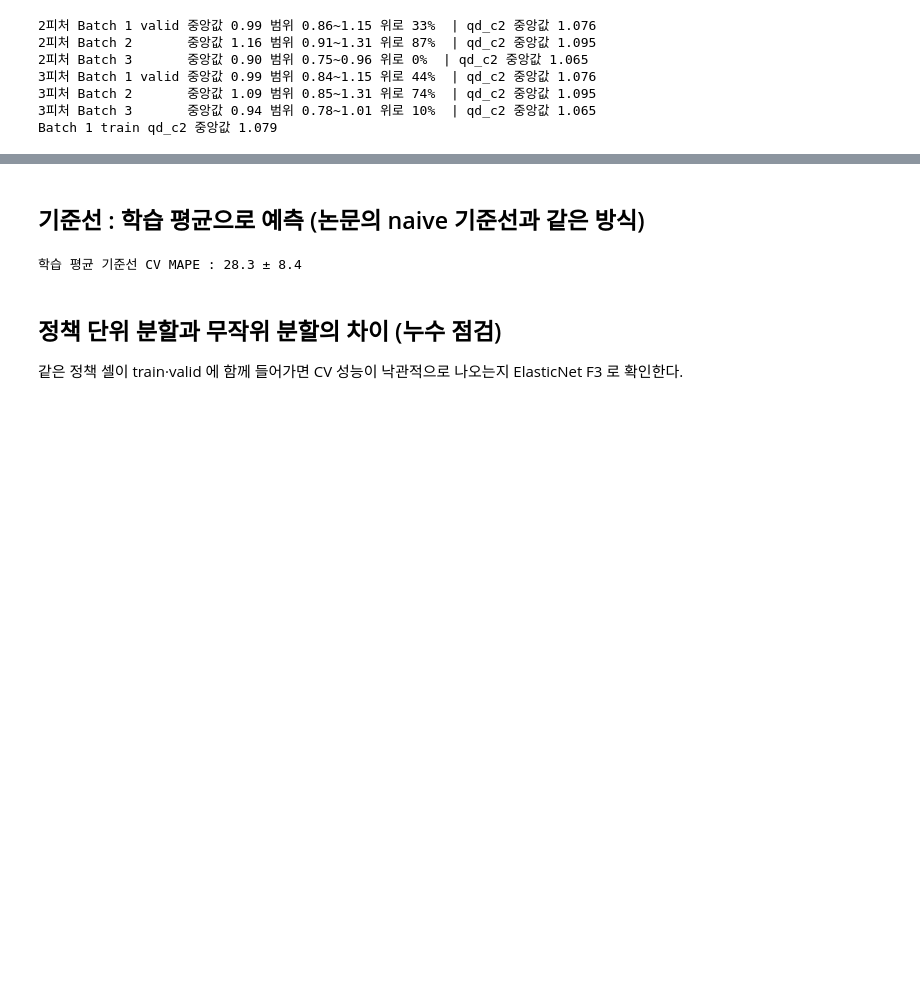
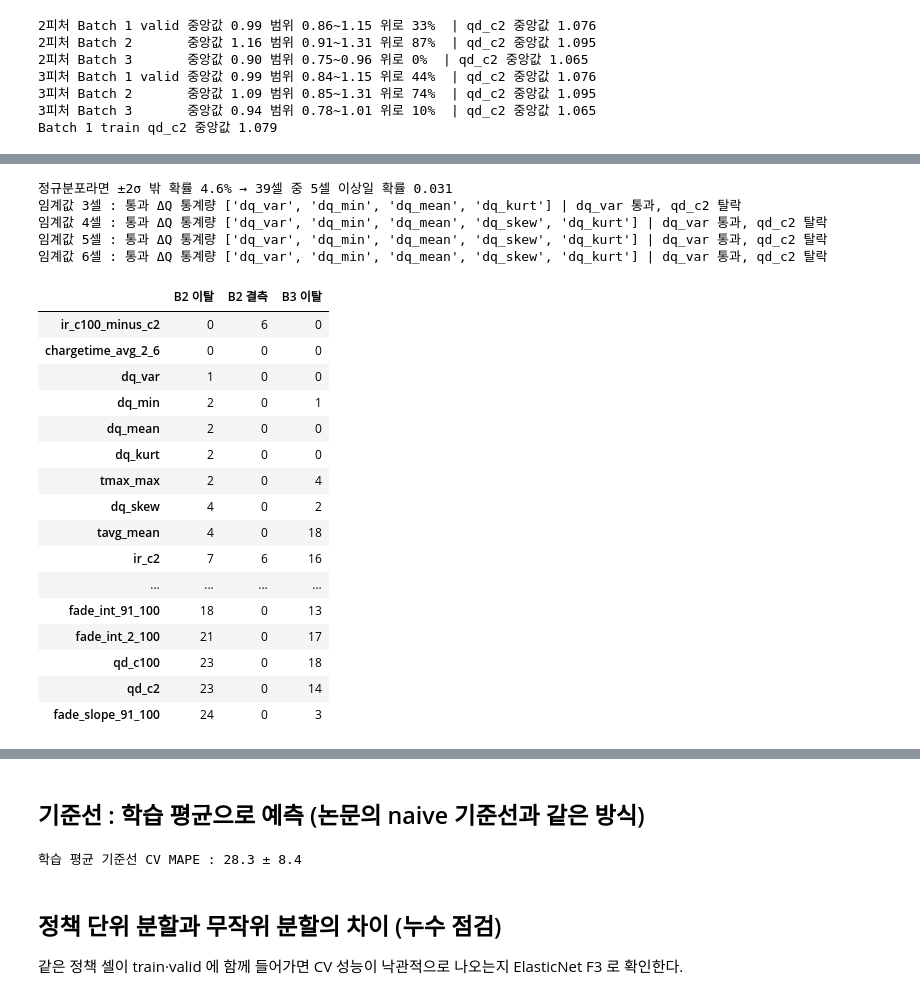
Before and after one commit to 97-99-02/ess-battery-project, a Jupyter notebook: notebooks/02_feature_engineering.ipynb, the cells around one changed output, grey strips where cells are left out. Cells and saved outputs as stored; diff of their text form; code cells hidden in the pictures; blank space fills up the shorter version.

```diff
--- a/notebooks/02_feature_engineering.ipynb
+++ b/notebooks/02_feature_engineering.ipynb
@@ -174,0 +185,34 @@ Batch 1 train qd_c2 중앙값 1.079
+# %%
+ALLF = DQ + ['dq_2v'] + CAP + OTHER + ['dq_skew_signed']
+b1_41 = df[df.batch == 'b1']; b2_in = df[df.batch == 'b2']; b3_in = df[df.batch == 'b3']
+mu, sd = b1_41[ALLF].mean(), b1_41[ALLF].std()
+out = pd.DataFrame({'B2 이탈': (b2_in[ALLF] - mu).abs().gt(2 * sd).sum(), 'B2 결측': b2_in[ALLF].isna().sum(),
+                    'B3 이탈': (b3_in[ALLF] - mu).abs().gt(2 * sd).sum()}).sort_values('B2 이탈')
+print('정규분포라면 ±2σ 밖 확률 4.6% → 39셀 중 5셀 이상일 확률', round(binom.sf(4, 39, 0.0455), 3))
+for th in [3, 4, 5, 6]:
+    ok = [f for f in DQ if out.loc[f, 'B2 이탈'] <= th]
+    print(f'임계값 {th}셀 : 통과 ΔQ 통계량 {ok} | dq_var {"통과" if out.loc["dq_var", "B2 이탈"] <= th else "탈락"}, qd_c2 {"통과" if out.loc["qd_c2", "B2 이탈"] <= th else "탈락"}')
+out
+# %% [output]
+정규분포라면 ±2σ 밖 확률 4.6% → 39셀 중 5셀 이상일 확률 0.031
+임계값 3셀 : 통과 ΔQ 통계량 ['dq_var', 'dq_min', 'dq_mean', 'dq_kurt'] | dq_var 통과, qd_c2 탈락
+임계값 4셀 : 통과 ΔQ 통계량 ['dq_var', 'dq_min', 'dq_mean', 'dq_skew', 'dq_kurt'] | dq_var 통과, qd_c2 탈락
+임계값 5셀 : 통과 ΔQ 통계량 ['dq_var', 'dq_min', 'dq_mean', 'dq_skew', 'dq_kurt'] | dq_var 통과, qd_c2 탈락
+임계값 6셀 : 통과 ΔQ 통계량 ['dq_var', 'dq_min', 'dq_mean', 'dq_skew', 'dq_kurt'] | dq_var 통과, qd_c2 탈락
+|  | B2 이탈 | B2 결측 | B3 이탈 |
+| ir_c100_minus_c2 | 0 | 6 | 0 |
+| chargetime_avg_2_6 | 0 | 0 | 0 |
+| dq_var | 1 | 0 | 0 |
+| dq_min | 2 | 0 | 1 |
+| dq_mean | 2 | 0 | 0 |
+| dq_kurt | 2 | 0 | 0 |
+| tmax_max | 2 | 0 | 4 |
+| dq_skew | 4 | 0 | 2 |
+| tavg_mean | 4 | 0 | 18 |
+| ir_c2 | 7 | 6 | 16 |
+| ... | ... | ... | ... |
+| fade_int_91_100 | 18 | 0 | 13 |
+| fade_int_2_100 | 21 | 0 | 17 |
+| qd_c100 | 23 | 0 | 18 |
+| qd_c2 | 23 | 0 | 14 |
+| fade_slope_91_100 | 24 | 0 | 3 |
```
Also changed, not shown: parts of 7 cells of this notebook, 3 other files.
